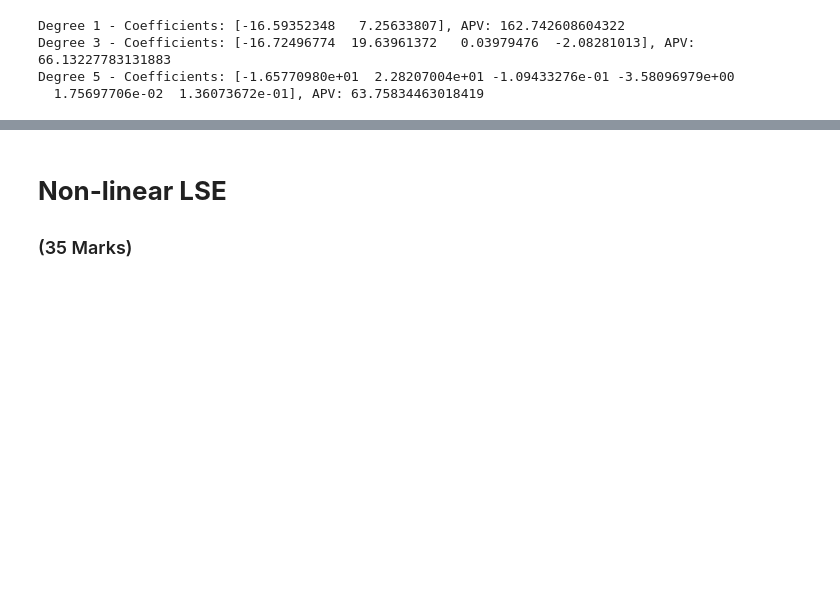
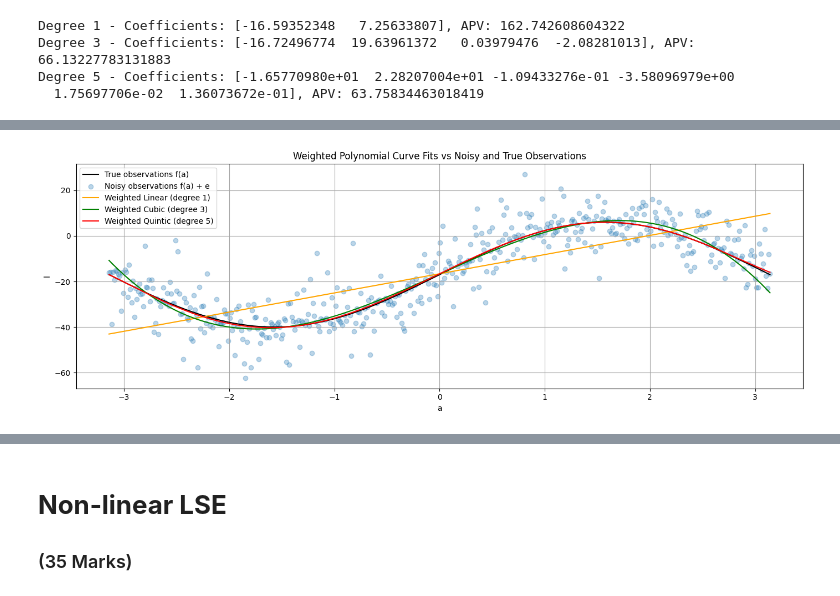
Before and after one commit to ShaikhSikanderAli/engg680_2024_fall, a Jupyter notebook: Lab_Assignment2/Assignment2.ipynb, the cells around one changed output, grey strips where cells are left out. Cells and saved outputs as stored; diff of their text form; code cells hidden in the pictures; blank space fills up the shorter version.

```diff
--- a/Lab_Assignment2/Assignment2.ipynb
+++ b/Lab_Assignment2/Assignment2.ipynb
@@ -257,4 +335,6 @@ plt.show()
 # now, let's define the P matrix with the proper weights of observation
 # use the variance of observation l_var, define P matrix
 # (1 mark)
-P = #...
+
+# P is a diagonal matrix with weights as the inverse of the variance of observations (l_var)
+P = np.diag(1 / l_var)
@@ -265,0 +341,89 @@ P = #...
+# %%
+# step 13
+# repeat the steps 6-10, using the proper P matrix
+# (10 marks)
+# ...
+
+# Step 6: Call the fit_polynomial_curve function and fetch the results for degrees 1, 3, and 5
+
+# Degree 1
+x_deg1_weighted, cov_x_deg1_weighted, apv_deg1_weighted, v_deg1_weighted = fit_polynomial_curve(a, l, P, deg=1)
+
+# Degree 3
+x_deg3_weighted, cov_x_deg3_weighted, apv_deg3_weighted, v_deg3_weighted = fit_polynomial_curve(a, l, P, deg=3)
+
+# Degree 5
+x_deg5_weighted, cov_x_deg5_weighted, apv_deg5_weighted, v_deg5_weighted = fit_polynomial_curve(a, l, P, deg=5)
+
+# Step 7: Use the estimated coefficients and construct the polynomial functions
+
+# For degree 1 (linear)
+line_weighted = np.polyval(np.flip(x_deg1_weighted), a)
+
+# For degree 3 (cubic)
+cubic_weighted = np.polyval(np.flip(x_deg3_weighted), a)
+
+# For degree 5 (quintic)
+quintic_weighted = np.polyval(np.flip(x_deg5_weighted), a)
+
+# Step 8: Plot each polynomial function along with the noisy and true observations
+
+fig, ax = plt.subplots(nrows=1, ncols=1, figsize=(14, 5))
+
+# Plot the true observations (f(a)) - using a line plot
+ax.plot(a, l_true, label="True observations f(a)", color='k')
+
+# Plot the noisy observations (f(a) + e) - using scatter plot
+ax.scatter(a, l, label="Noisy observations f(a) + e", color='tab:blue', marker='o', alpha=0.3)
+
+# Plot the weighted polynomial fits: line (degree 1), cubic (degree 3), and quintic (degree 5)
+ax.plot(a, line_weighted, label="Weighted Linear (degree 1)", color='orange')
+ax.plot(a, cubic_weighted, label="Weighted Cubic (degree 3)", color='green')
+ax.plot(a, quintic_weighted, label="Weighted Quintic (degree 5)", color='red')
+
+# Set axis labels and title
+ax.set_xlabel("a")
+ax.set_ylabel("l")
+ax.set_title("Weighted Polynomial Curve Fits vs Noisy and True Observations")
+
+# Add legend
+ax.legend()
+
+# Add grid
+ax.grid(True, which='both', ls='-', color='0.65')
+
+# Adjust layout
+fig.tight_layout()
+
+# Show the plot
+plt.show()
+
+# Saving the file
+plt.savefig('Weighted Polynomial Curve Fits vs Noisy and True Observations.png')
+
+# Step 9: Print the a posteriori variance factor for each polynomial function
+
+# For degree 1 (Linear)
+print(f"A Posteriori Variance Factor for Weighted Linear (degree 1): {apv_deg1_weighted:.4f}")
+
+# For degree 3 (Cubic)
+print(f"A Posteriori Variance Factor for Weighted Cubic (degree 3): {apv_deg3_weighted:.4f}")
+
+# For degree 5 (Quintic)
+print(f"A Posteriori Variance Factor for Weighted Quintic (degree 5): {apv_deg5_weighted:.4f}")
+
+# Step 10: Compute and print the L2-norm between the predicted and true observations
+
+# L2-norm for Linear (degree 1)
+l2_norm_deg1_weighted = np.linalg.norm(line_weighted - l_true)
+print(f"L2-norm between predicted and true observations for Weighted Linear (degree 1): {l2_norm_deg1_weighted:.4f}")
+
+# L2-norm for Cubic (degree 3)
+l2_norm_deg3_weighted = np.linalg.norm(cubic_weighted - l_true)
+print(f"L2-norm between predicted and true observations for Weighted Cubic (degree 3): {l2_norm_deg3_weighted:.4f}")
+
+# L2-norm for Quintic (degree 5)
+l2_norm_deg5_weighted = np.linalg.norm(quintic_weighted - l_true)
+print(f"L2-norm between predicted and true observations for Weighted Quintic (degree 5): {l2_norm_deg5_weighted:.4f}")
+# %% [output]
+[figure, added]
```
Also changed, not shown: parts of 17 cells of this notebook.
